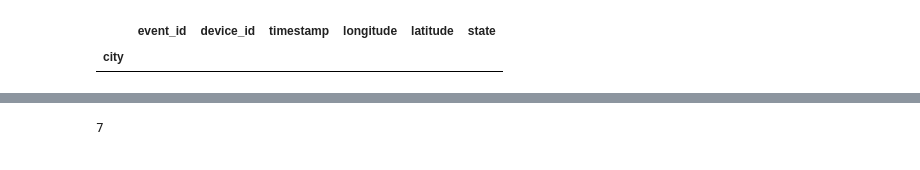
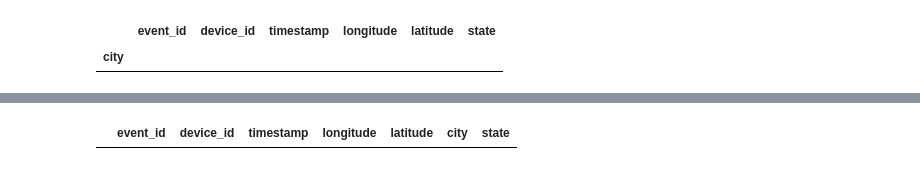
Before and after one commit to bhagi8289/Insaid, a Jupyter notebook: capstone.ipynb, the cells around one changed output, grey strips where cells are left out. Cells and saved outputs as stored; diff of their text form; code cells hidden in the pictures.

```diff
--- a/capstone.ipynb
+++ b/capstone.ipynb
@@ -674,9 +666,9 @@ df_events_data[df_events_data['latitude'] == 0.0].groupby('city').count()
 # %%
 # We fill missing values of latitude and longitude with average values
-df_mean_lat_long = pd.DataFrame({'lat':0.0,'long':0.0},index=df_events_data[df_events_data['latitude'] == 0.0].groupby('city').count().index)
+df_mean_lat_long = pd.DataFrame({'lat':0.0,'long':0.0},index=df_events_data[df_events_data['longitude'] == 0.0].groupby('city').count().index)
 
 
-for x in df_events_data[df_events_data['latitude'] == 0.0].groupby('city').count().index:
+for x in df_events_data[df_events_data['longitude'] == 0.0].groupby('city').count().index:
   lat,long = df_events_data[df_events_data['city'] == x][['latitude','longitude']].mean()
   df_mean_lat_long.loc[x]['lat'] = lat
   df_mean_lat_long.loc[x]['long'] = long
@@ -709,4 +718,4 @@ df_events_data[df_events_data['latitude'] == 0.0].groupby('city').count()
 # %%
-df_events_data.shape[0]
+df_events_data[df_events_data['longitude'] == 0.0]
 # %% [output]
-7
+|  | event_id | device_id | timestamp | longitude | latitude | city | state |
```
Also changed, not shown: parts of 5 cells of this notebook.
